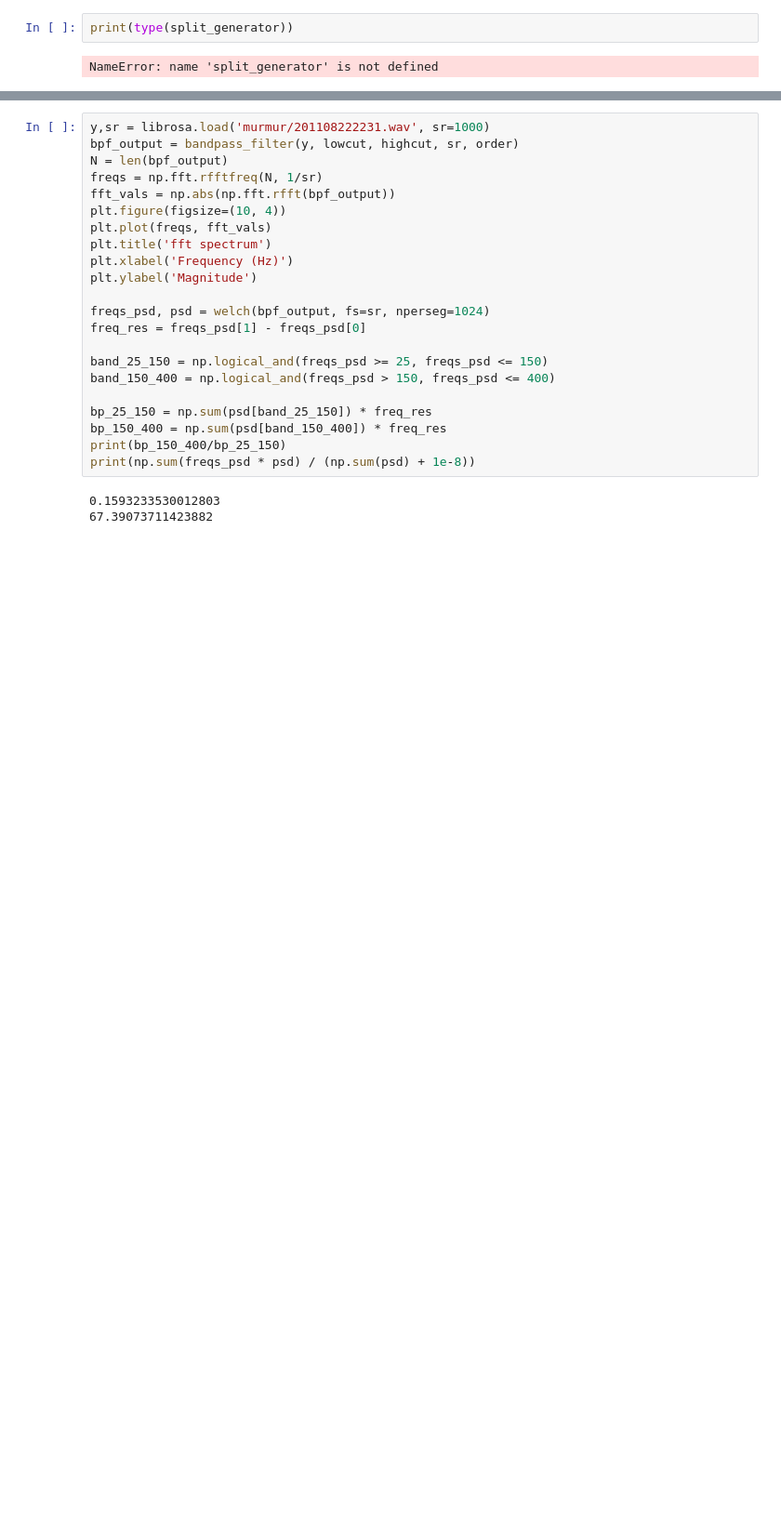
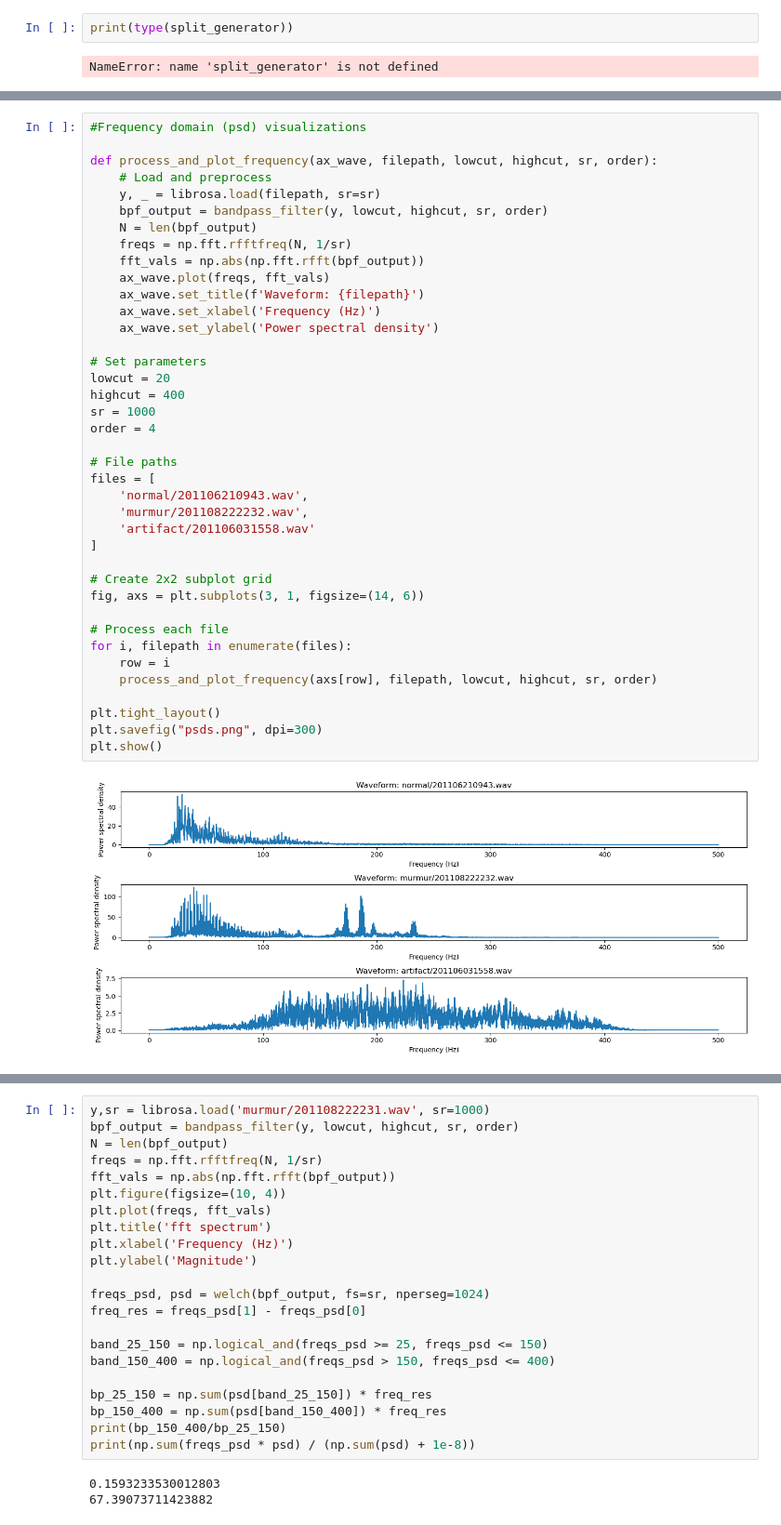
Before and after one commit to dl5415/Heart-sound-classifier, a Jupyter notebook: Healthy_vs_murmur.ipynb, the cells around one changed output, grey strips where cells are left out. Shown at 93% size. Cells and saved outputs as stored; diff of their text form; blank space fills up the shorter version.

```diff
--- a/Healthy_vs_murmur.ipynb
+++ b/Healthy_vs_murmur.ipynb
@@ -830,0 +863,41 @@ numnber of peaks: 20
+# %%
+#Frequency domain (psd) visualizations
+
+def process_and_plot_frequency(ax_wave, filepath, lowcut, highcut, sr, order):
+    # Load and preprocess
+    y, _ = librosa.load(filepath, sr=sr)
+    bpf_output = bandpass_filter(y, lowcut, highcut, sr, order)
+    N = len(bpf_output)
+    freqs = np.fft.rfftfreq(N, 1/sr)
+    fft_vals = np.abs(np.fft.rfft(bpf_output))
+    ax_wave.plot(freqs, fft_vals)
+    ax_wave.set_title(f'Waveform: {filepath}')
+    ax_wave.set_xlabel('Frequency (Hz)')
+    ax_wave.set_ylabel('Power spectral density')
+
+# Set parameters
+lowcut = 20
+highcut = 400
+sr = 1000
+order = 4
+
+# File paths
+files = [
+    'normal/201106210943.wav',
+    'murmur/201108222232.wav',
+    'artifact/201106031558.wav'
+]
+
+# Create 2x2 subplot grid
+fig, axs = plt.subplots(3, 1, figsize=(14, 6))
+
+# Process each file
+for i, filepath in enumerate(files):
+    row = i
+    process_and_plot_frequency(axs[row], filepath, lowcut, highcut, sr, order)
+
+plt.tight_layout()
+plt.savefig("psds.png", dpi=300)
+plt.show()
+# %% [output]
+[figure, added]
```
Also changed, not shown: parts of 13 cells of this notebook.
